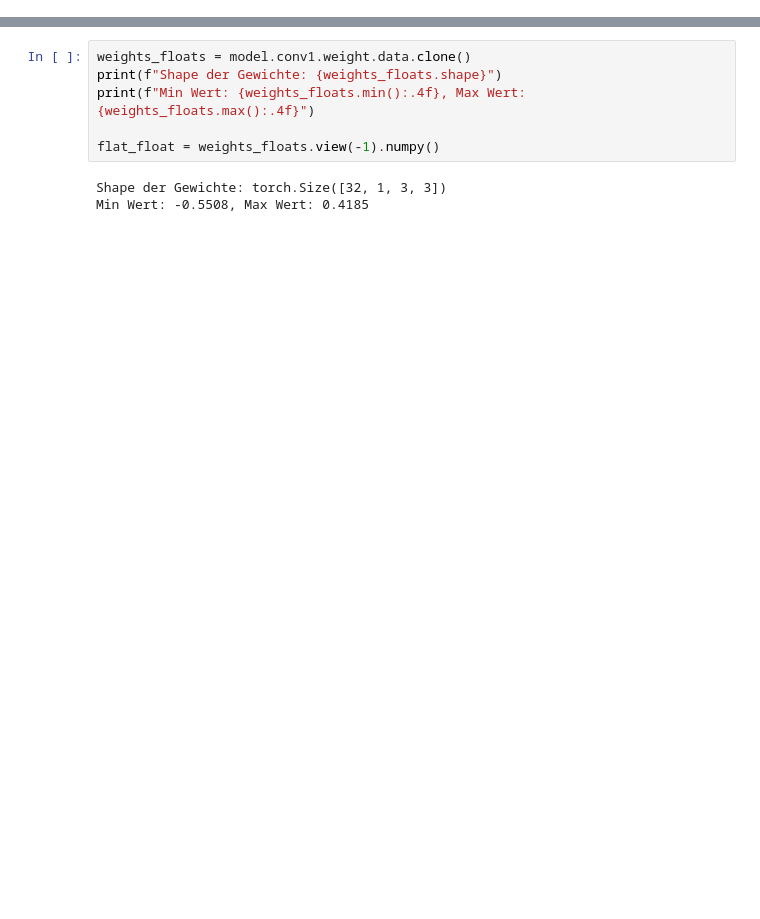
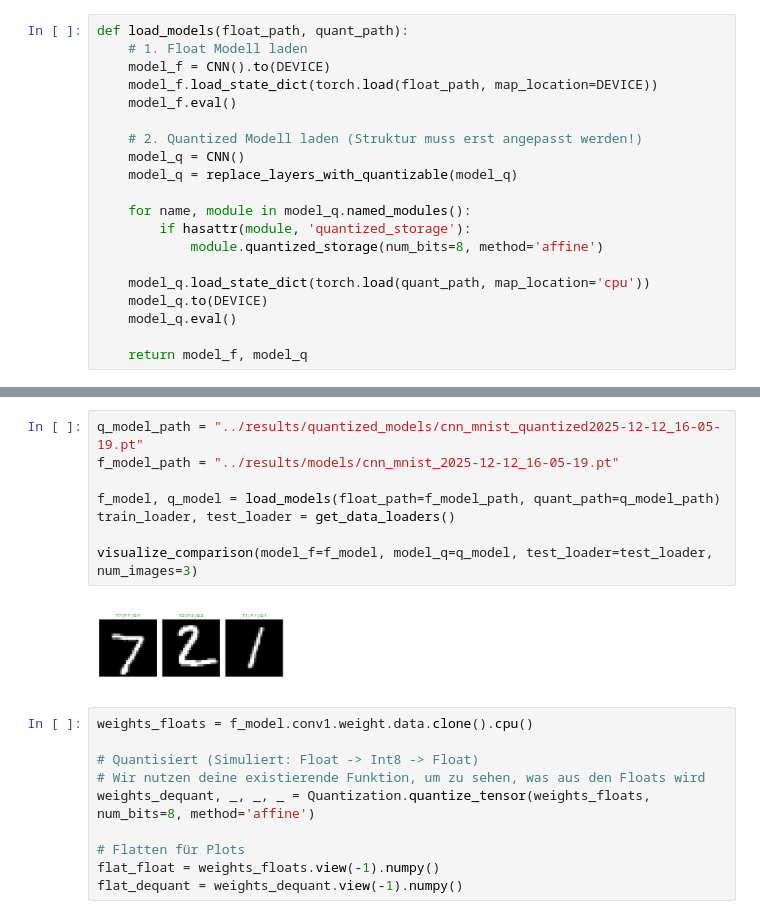
Before and after one commit to DomiTe/Forschungsprojekt, a Jupyter notebook: notebooks/02_visualization.ipynb, the cells around one changed output, grey strips where cells are left out. Drawn from its saved outputs; the diff is of its cells as text; blank space fills up the shorter version.

```diff
--- a/notebooks/02_visualization.ipynb
+++ b/notebooks/02_visualization.ipynb
@@ -21,0 +24,20 @@ Modell geladen.
+# %%
+def load_models(float_path, quant_path):
+    # 1. Float Modell laden
+    model_f = CNN().to(DEVICE)
+    model_f.load_state_dict(torch.load(float_path, map_location=DEVICE))
+    model_f.eval()
+
+    # 2. Quantized Modell laden (Struktur muss erst angepasst werden!)
+    model_q = CNN()
+    model_q = replace_layers_with_quantizable(model_q)
+
+    for name, module in model_q.named_modules():
+        if hasattr(module, 'quantized_storage'):
+            module.quantized_storage(num_bits=8, method='affine')
+
+    model_q.load_state_dict(torch.load(quant_path, map_location='cpu'))
+    model_q.to(DEVICE)
+    model_q.eval()
+
+    return model_f, model_q
@@ -22,10 +158,21 @@ Modell geladen.
+# %%
+q_model_path = "../results/quantized_models/cnn_mnist_quantized2025-12-12_16-05-19.pt"
+f_model_path = "../results/models/cnn_mnist_2025-12-12_16-05-19.pt"
+
+f_model, q_model = load_models(float_path=f_model_path, quant_path=q_model_path)
+train_loader, test_loader = get_data_loaders()
+
+visualize_comparison(model_f=f_model, model_q=q_model, test_loader=test_loader, num_images=3)
+# %% [output]
+[figure, added]
 # %%
-weights_floats = model.conv1.weight.data.clone()
-print(f"Shape der Gewichte: {weights_floats.shape}")
-print(f"Min Wert: {weights_floats.min():.4f}, Max Wert: {weights_floats.max():.4f}")
+weights_floats = f_model.conv1.weight.data.clone().cpu()
 
+# Quantisiert (Simuliert: Float -> Int8 -> Float)
+# Wir nutzen deine existierende Funktion, um zu sehen, was aus den Floats wird
+weights_dequant, _, _, _ = Quantization.quantize_tensor(weights_floats, num_bits=8, method='affine')
+
+# Flatten für Plots
 flat_float = weights_floats.view(-1).numpy()
+flat_dequant = weights_dequant.view(-1).numpy()
-# %% [output]
-Shape der Gewichte: torch.Size([32, 1, 3, 3])
-Min Wert: -0.5508, Max Wert: 0.4185
 # %%
```
Also changed, not shown: parts of 9 cells of this notebook, 23 other files.
